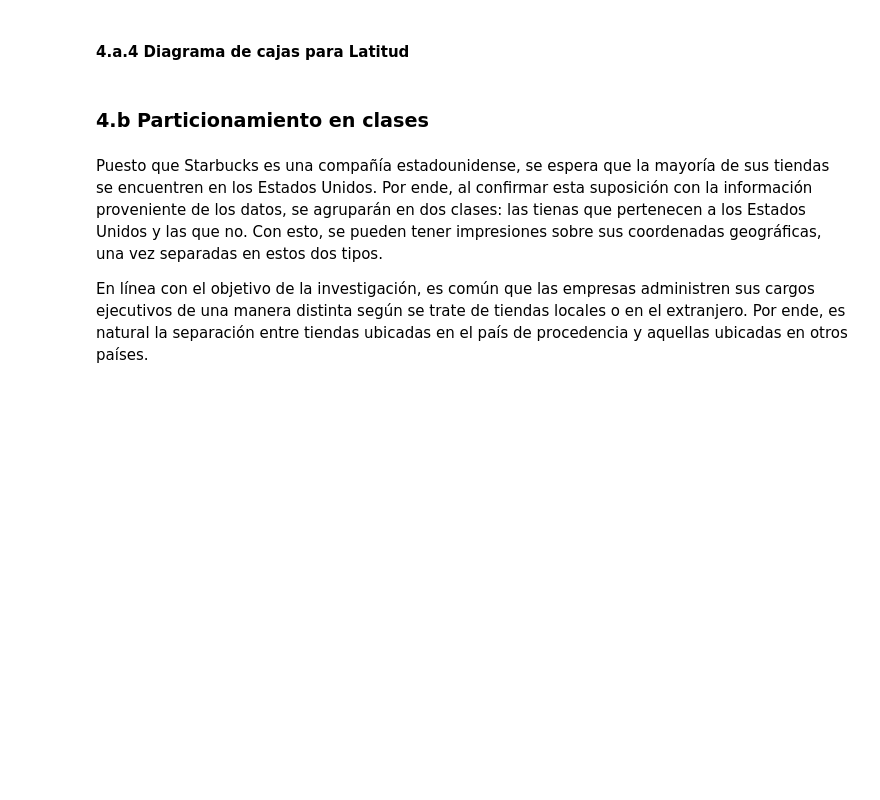
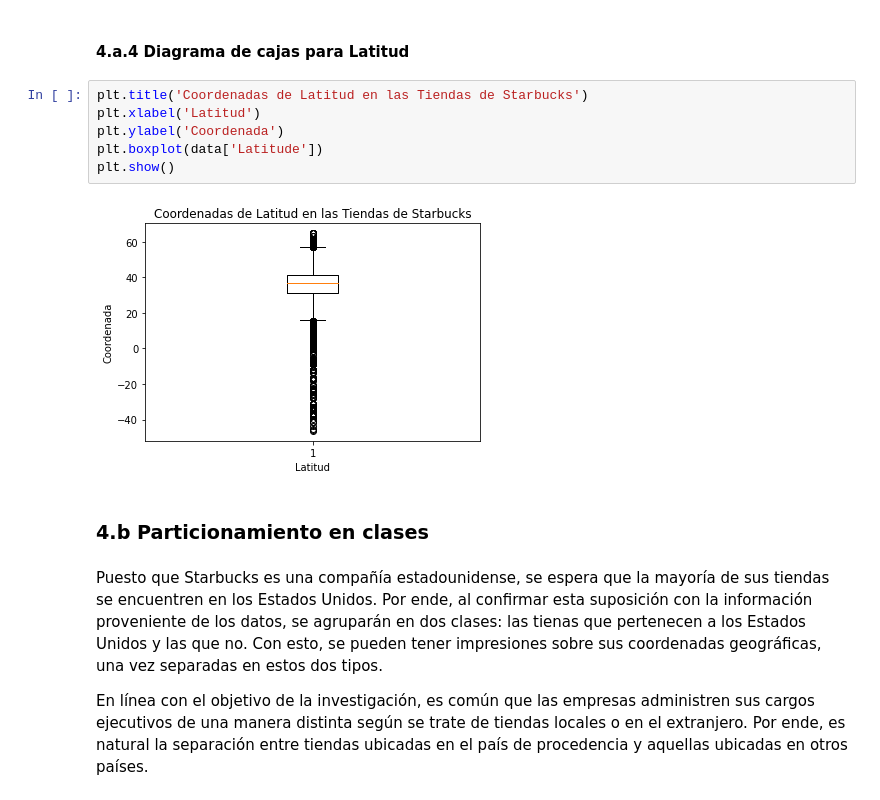
Before and after one commit to esteban062000/Big-Data-II-2021, a Jupyter notebook: tareas/tarea_3/notebook_tarea_3.ipynb, the cells around one changed output. Cells and saved outputs as stored; diff of their text form; blank space fills up the shorter version.

```diff
--- a/tareas/tarea_3/notebook_tarea_3.ipynb
+++ b/tareas/tarea_3/notebook_tarea_3.ipynb
@@ -86,5 +149,13 @@ Seguidamente, se realizan distintos gráficos para obtener una impresión visual
 # %% [markdown]
 #### 4.a.4 Diagrama de cajas para Latitud
+# %%
+plt.title('Coordenadas de Latitud en las Tiendas de Starbucks')
+plt.xlabel('Latitud')
+plt.ylabel('Coordenada')
+plt.boxplot(data['Latitude'])
+plt.show()
+# %% [output]
+[figure, added]
 # %% [markdown]
 ### 4.b Particionamiento en clases
 # %% [markdown]
```
Also changed, not shown: parts of 15 cells of this notebook.
